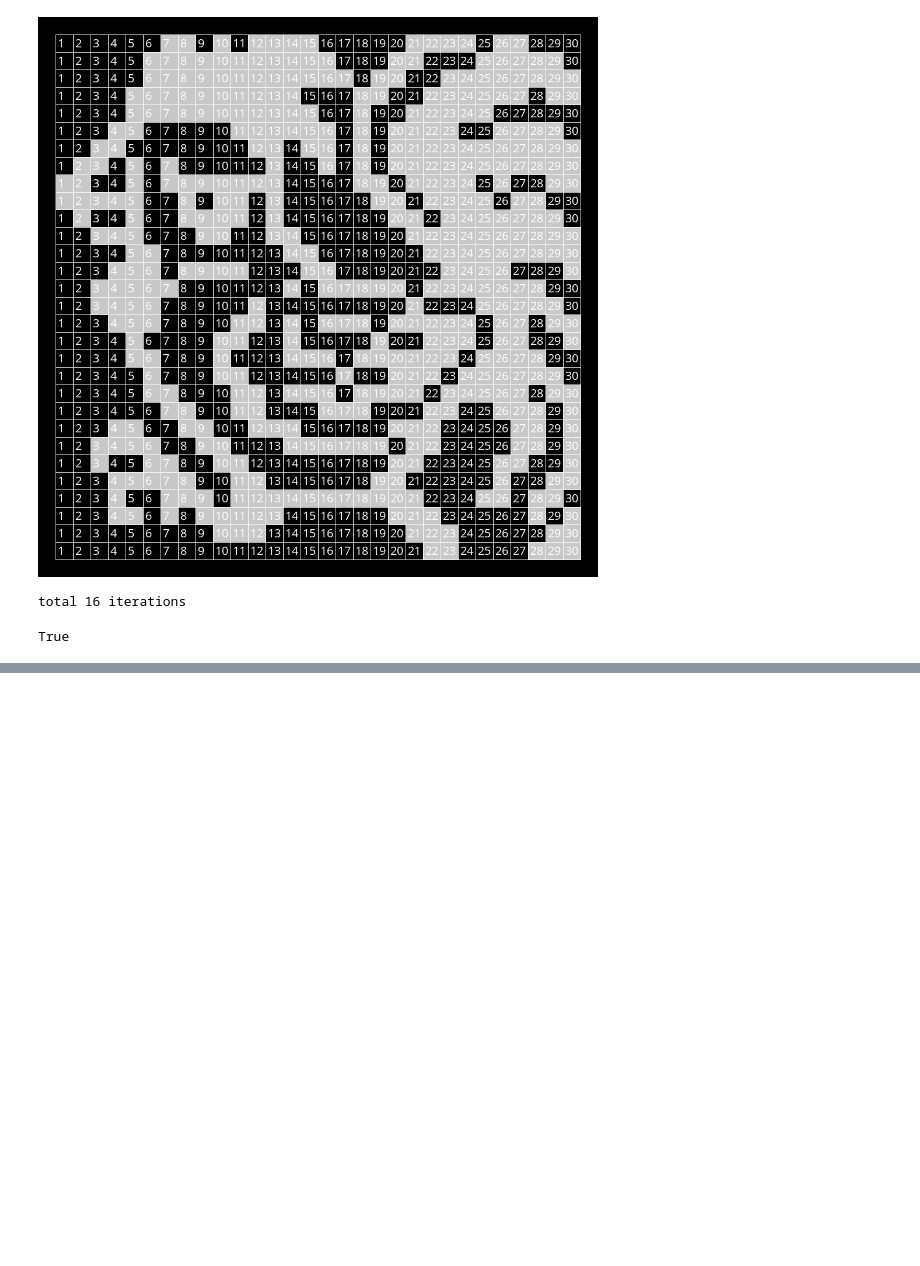
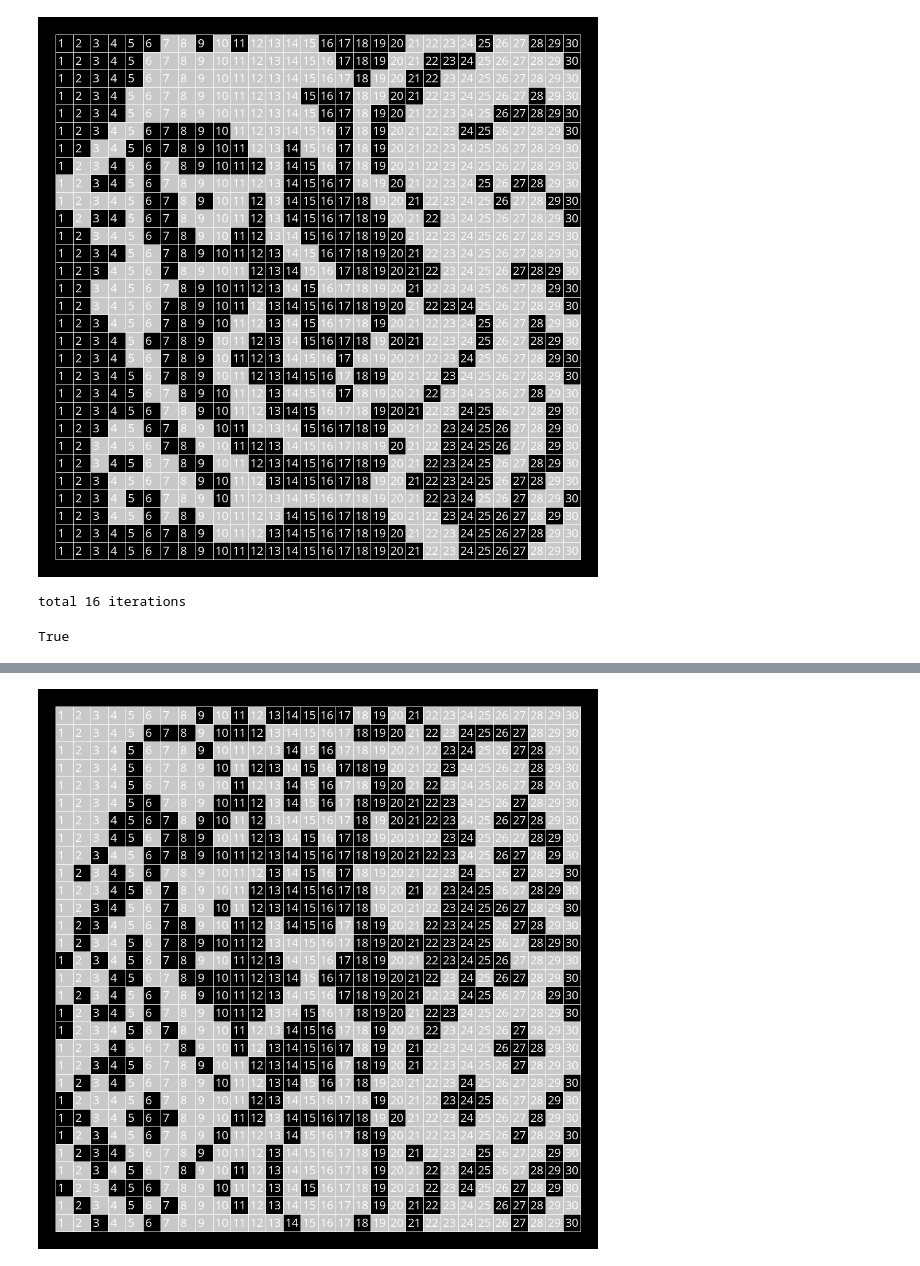
Before and after one commit to pilhoon/pcross, a Jupyter notebook: ex.ipynb, the cells around one changed output, grey strips where cells are left out. Saved outputs shown, nothing was run; the diff lists cells and outputs as text; code cells hidden in the pictures; blank space fills up the shorter version.

```diff
--- a/ex.ipynb
+++ b/ex.ipynb
@@ -3,6 +3,7 @@
 # %%
 from PIL import Image, ImageDraw, ImageFont
 import numpy as np
+from copy import deepcopy
 
 def rct(draw, x, y, fill=True):
     lt = (x*SIZE + OFFSET, y*SIZE + OFFSET)
@@ -34,8 +35,12 @@ def draw_board(bits):
     draw = ImageDraw.Draw(im)
     for i,r in enumerate(bits):
         for j,c in enumerate(r):
-            rct(draw, j, i, c==True)
-            draw.text((OFFSET + 4 + j*SIZE, OFFSET + i*SIZE), str(j+1), font=font, fill=255)
+            rct(draw, j, i, c==1)
+            if c==-1:
+                t = '?'
+            else:
+                t = str(j+1)
+            draw.text((OFFSET + 4 + j*SIZE, OFFSET + i*SIZE), t, font=font, fill=255)
 
     return im
 # %%
@@ -97,7 +102,7 @@ def get_possibles(total_len, digits):
             for _ in range(total_len - buf - d):
                 a += [0]
             r += [a]
-        return r
+        return np.array(r)
     else:
         rs = []
         for buf in range(total_len - sum(digits)):
@@ -115,7 +120,7 @@ def get_possibles(total_len, digits):
                     r1 = r[:]
                     r1.extend(p)
                     rs += [r1]
-        return rs
+        return np.array(rs)
 
 #draw_board(get_possibles(10, [1,2,3]))
 # %%
@@ -398,0 +425,73 @@ total 9 iterations
+# %%
+
+rows = '''
+8 1 1 1 1 9
+5 1 5 1 1 3
+4 3 4 1 6 2 2
+4 4 1 1 1 3 4 2
+4 5 2 1 2 1 5 2
+4 3 1 1 1 3 3
+3 1 1 5 1 2 2
+3 1 2 1 1 4 3 1
+2 2 2 1 1
+1 1 1 6 1 1 6 2 2
+3 1 4 2 1 2 1
+2 2 2 1 4 2
+1 3 2 1 1 2 1 2
+1 2 1 5 2
+1 1 1 2 3 2 4
+3 2 1 1 1 2
+1 1 1 2 3 2 3
+1 1 3 2 2 1 6
+3 1 3 2 2 2 4 3
+3 3 2 1 1 1 4 2
+2 3 2 1 1 5 3
+1 1 5 2 1 1 5 5
+4 5 5 3 3 1
+2 3 1 1 3 3 2
+1 2 3 3 3 7 2
+1 4 3 5 1 3 3 1
+2 1 2 2 1 5 2 1 2
+2 3 2 1 3 2 1 2 1 1
+1 2 1 3 1 5 1 3 2
+2 2 7 3 2 5 2
+'''
+cols='''
+14 2 3 2 2
+9 2 2 4 1 1 2 1
+8 2 1 2 2 3 2
+6 1 3 1 3 1 2
+2 2 2 2 1 2 2 1
+1 3 1 6 4 2 1
+1 4 1 3 4 4 1
+1 5 3 3 6 3
+1 3 4 1 3 4 4
+1 1 1 1 2 1 1 3 2 2 2
+2 2 3 3 2 1 1
+1 1 1 1 2 1 6
+2 3 2 2 2 1
+1 1 2 1 2 2 1 4
+2 3 4 2 3 2
+1 1 2 1 2 2 1 6
+2 3 2 2 3 6
+1 1 1 1 2 1 4
+1 2 3 1 1 1
+1 2 1 4 1 5 6
+4 1 1 2 1 2 4 2
+1 2 1 3 1 7 1
+2 1 1 2 4 7
+1 4 1 4 2 2
+1 8 1 5 2 3
+1 4 1 2 2 3 8 1
+1 2 1 1 2 2 3 2
+2 1 2 1 5 3 2 1 1
+7 1 2 2 5 2 2
+9 1 1 1 3 2 1 2
+'''
+horis = [[int(x) for x in l.split()] for l in rows.strip().split('\n')]
+vertis = [[int(x) for x in l.split()] for l in cols.strip().split('\n')]
+assert len(horis)==len(vertis)
+
+all_status = np.ones((30,30), dtype=int) * -1
+solve(all_status, horis, vertis)
+# %% [output]
@@ -398,0 +515 @@ total 9 iterations
+[figure, added]
```
Also changed, not shown: parts of 5 cells of this notebook.
